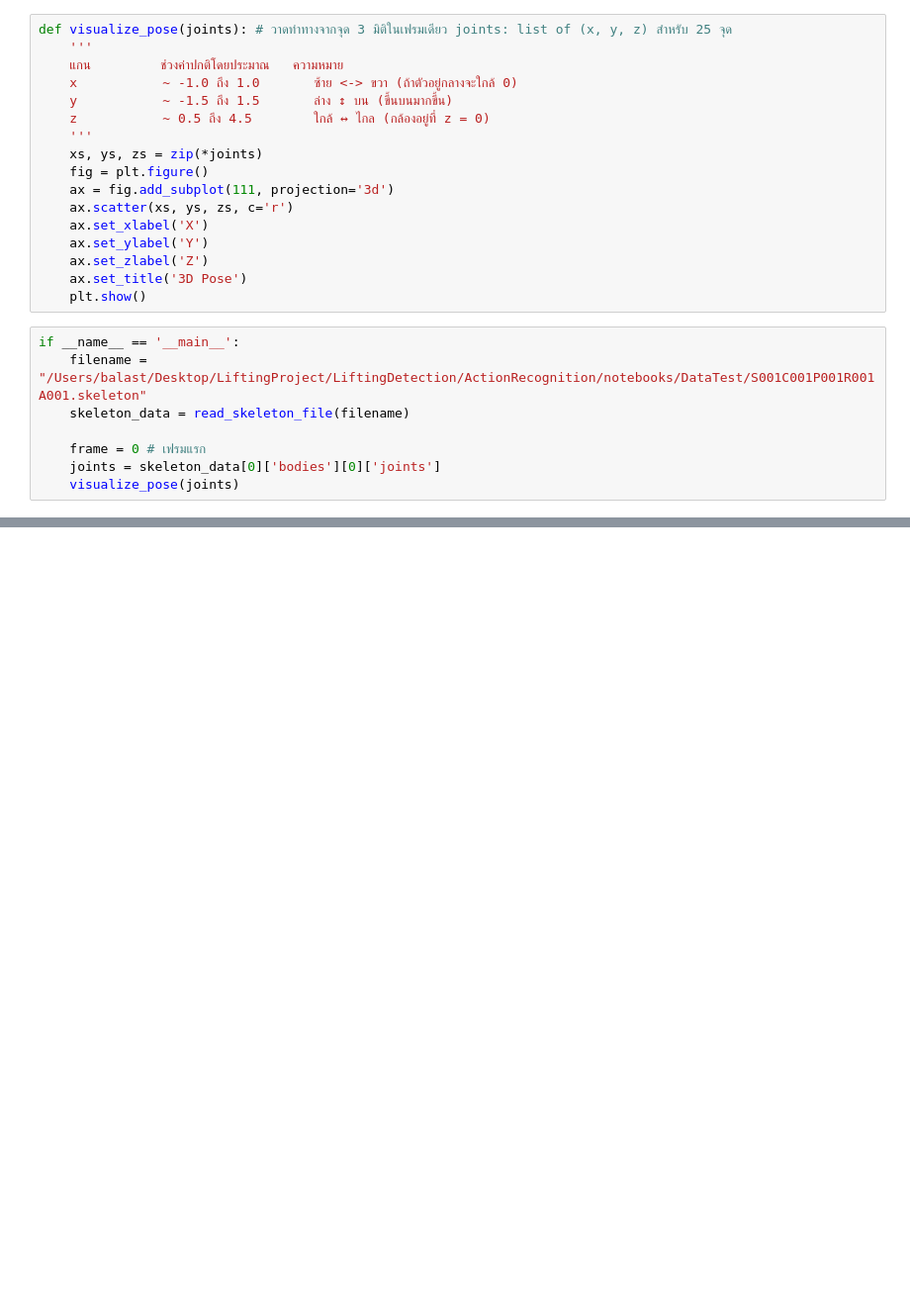
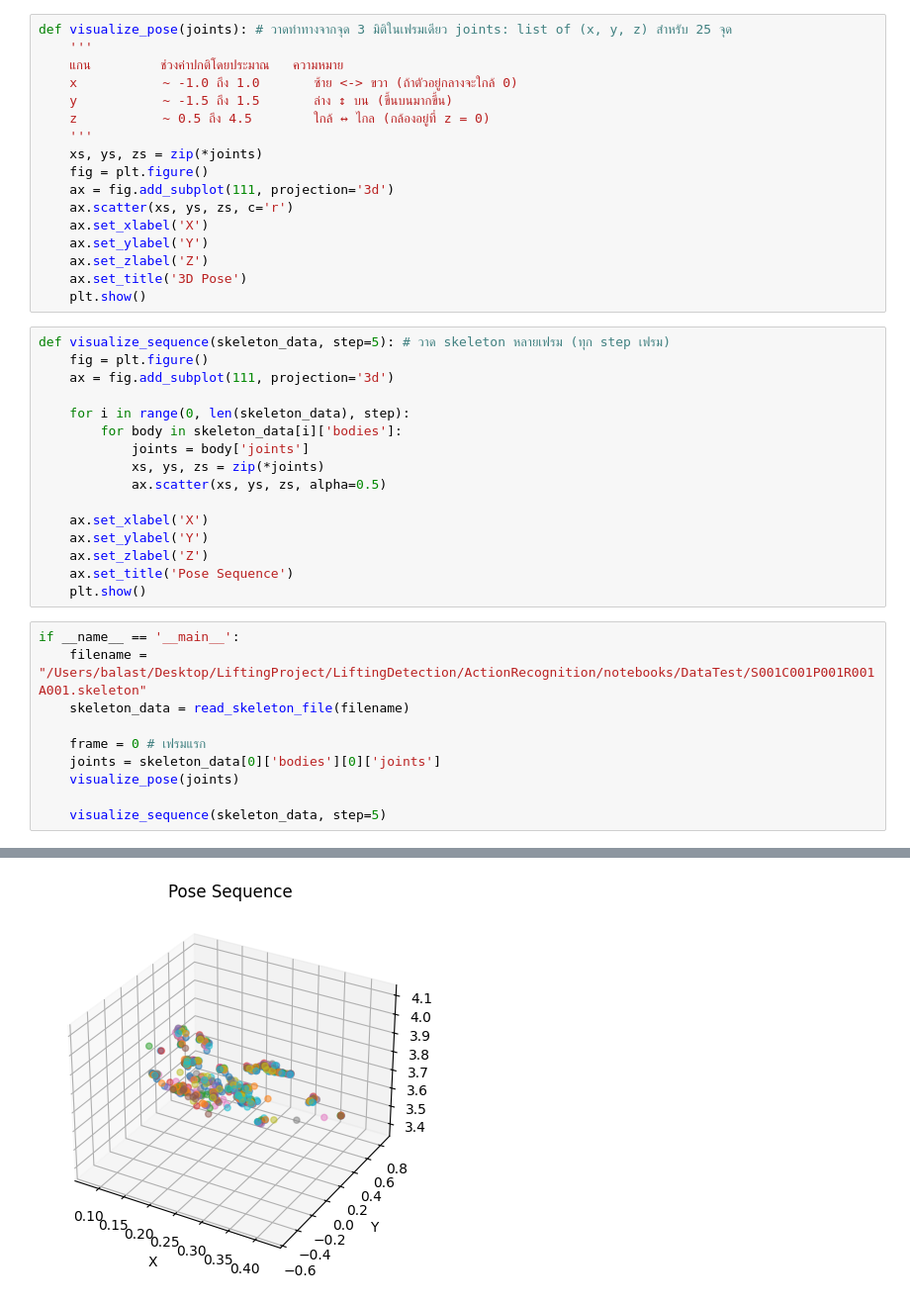
Before and after one commit to Peeranatz/LiftingDetection, a Jupyter notebook: ActionRecognition/notebooks/visualize_pose.ipynb, the cells around one changed output, grey strips where cells are left out. Shown at 99% size. Saved outputs shown, nothing was run; the diff lists cells and outputs as text; blank space fills up the shorter version.

Commit message:
add visualize_sequence function

```diff
--- a/ActionRecognition/notebooks/visualize_pose.ipynb
+++ b/ActionRecognition/notebooks/visualize_pose.ipynb
@@ -51,13 +51,32 @@ def visualize_pose(joints): # วาดท่าทางจากจุด 3
     ax.set_zlabel('Z')
     ax.set_title('3D Pose')
     plt.show()
+# %%
+def visualize_sequence(skeleton_data, step=5): # วาด skeleton หลายเฟรม (ทุก step เฟรม)
+    fig = plt.figure()
+    ax = fig.add_subplot(111, projection='3d')
+
+    for i in range(0, len(skeleton_data), step):
+        for body in skeleton_data[i]['bodies']:
+            joints = body['joints']
+            xs, ys, zs = zip(*joints)
+            ax.scatter(xs, ys, zs, alpha=0.5)
+
+    ax.set_xlabel('X')
+    ax.set_ylabel('Y')
+    ax.set_zlabel('Z')
+    ax.set_title('Pose Sequence')
+    plt.show()
 # %%
 if __name__ == '__main__':
     filename = "/Users/balast/Desktop/LiftingProject/LiftingDetection/ActionRecognition/notebooks/DataTest/S001C001P001R001A001.skeleton"
     skeleton_data = read_skeleton_file(filename)
 
     frame = 0 # เฟรมแรก
     joints = skeleton_data[0]['bodies'][0]['joints']
     visualize_pose(joints)
+
+    visualize_sequence(skeleton_data, step=5)
 # %% [output]
 [figure]
+[figure, added]
```
